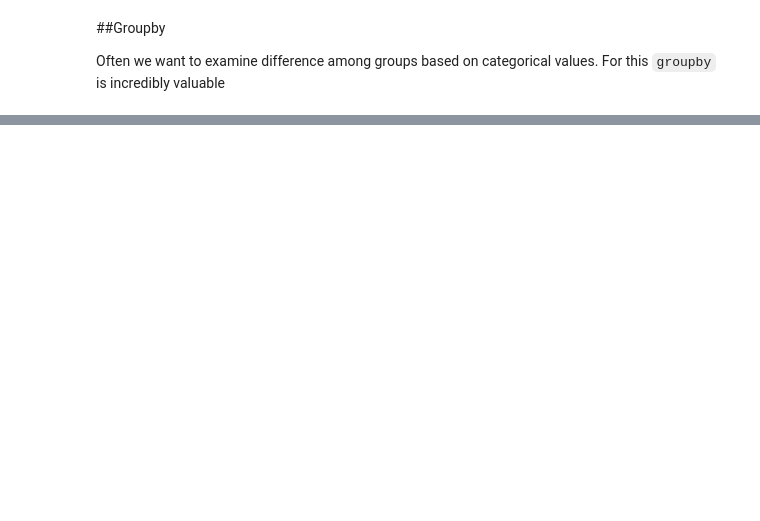
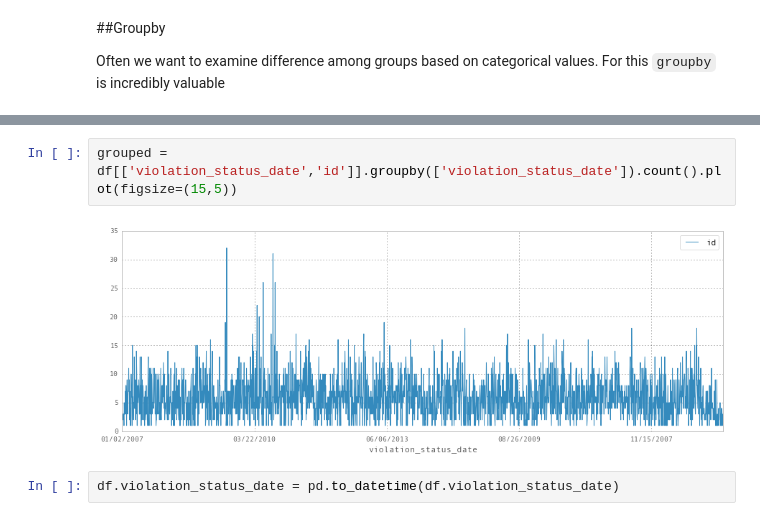
Before and after one commit to dssg/dssg-training-workshop-2015, a Jupyter notebook: notebooks/08a_Introduction_to_working_with_data_in_Python.ipynb, the cells around one changed output, grey strips where cells are left out. Saved outputs shown, nothing was run; the diff lists cells and outputs as text; blank space fills up the shorter version.

```diff
--- a/notebooks/08a_Introduction_to_working_with_data_in_Python.ipynb
+++ b/notebooks/08a_Introduction_to_working_with_data_in_Python.ipynb
@@ -319,0 +445,6 @@ df.groupby("department_bureau").mean()
+# %%
+grouped = df[['violation_status_date','id']].groupby(['violation_status_date']).count().plot(figsize=(15,5))
+# %% [output]
+[figure, added]
+# %%
+df.violation_status_date = pd.to_datetime(df.violation_status_date)
```
Also changed, not shown: parts of 42 cells of this notebook.
